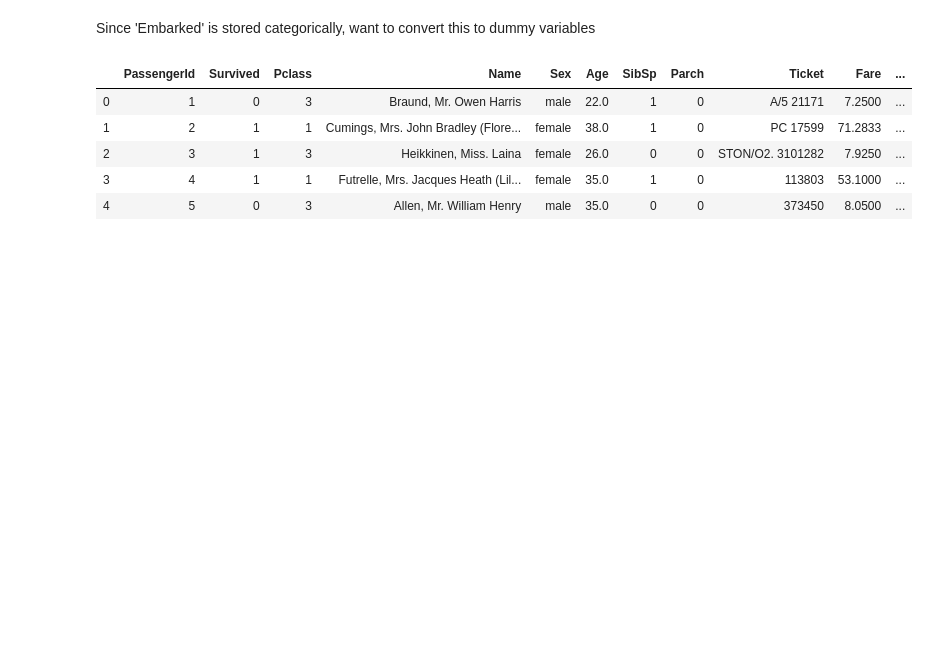
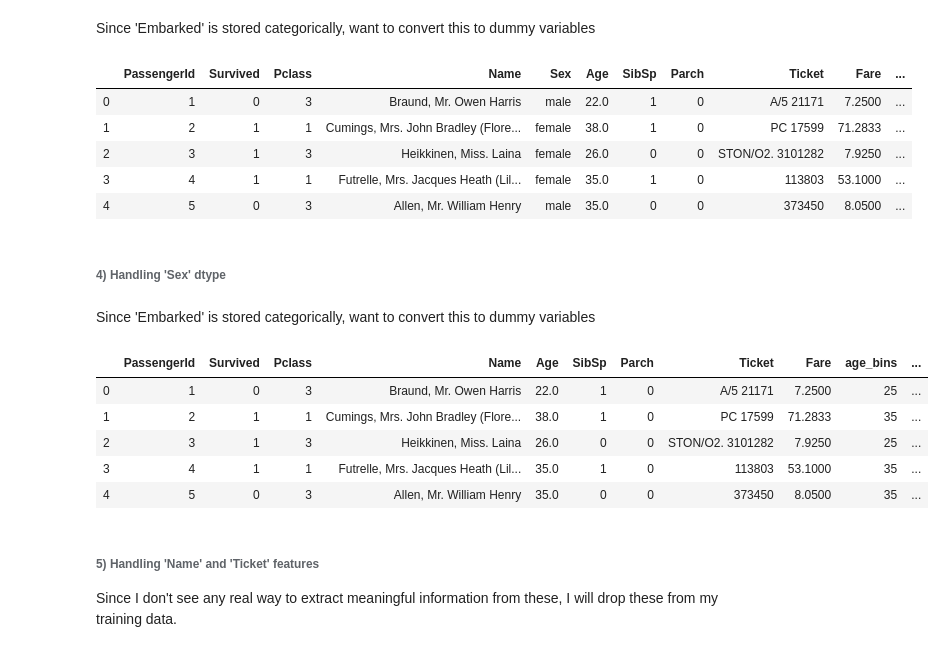
Before and after one commit to douglaspsteen/titanic, a Jupyter notebook: Titanic_Kaggle_Competition.ipynb, the cells around one changed output. Drawn from its saved outputs; the diff is of its cells as text; code cells hidden in the pictures; blank space fills up the shorter version.

Commit message:
Finished scrubbing train data

```diff
--- a/Titanic_Kaggle_Competition.ipynb
+++ b/Titanic_Kaggle_Competition.ipynb
@@ -206,3 +206,24 @@ train.head()
 | 2 | 3 | 1 | 3 | Heikkinen, Miss. Laina | female | 26.0 | 0 | 0 | STON/O2. 3101282 | 7.9250 | ... |
 | 3 | 4 | 1 | 1 | Futrelle, Mrs. Jacques Heath (Lil... | female | 35.0 | 1 | 0 | 113803 | 53.1000 | ... |
 | 4 | 5 | 0 | 3 | Allen, Mr. William Henry | male | 35.0 | 0 | 0 | 373450 | 8.0500 | ... |
+# %% [markdown]
+###### 4) Handling 'Sex' dtype
+# %% [markdown]
+Since 'Embarked' is stored categorically, want to convert this to dummy variables
+# %%
+s_dummies = pd.get_dummies(train.Sex, prefix='sex', drop_first=True)
+train = pd.concat([train, s_dummies], axis=1)
+train.drop('Sex', axis=1, inplace=True)
+# %%
+train.head()
+# %% [output]
+|  | PassengerId | Survived | Pclass | Name | Age | SibSp | Parch | Ticket | Fare | age_bins | ... |
+| 0 | 1 | 0 | 3 | Braund, Mr. Owen Harris | 22.0 | 1 | 0 | A/5 21171 | 7.2500 | 25 | ... |
+| 1 | 2 | 1 | 1 | Cumings, Mrs. John Bradley (Flore... | 38.0 | 1 | 0 | PC 17599 | 71.2833 | 35 | ... |
+| 2 | 3 | 1 | 3 | Heikkinen, Miss. Laina | 26.0 | 0 | 0 | STON/O2. 3101282 | 7.9250 | 25 | ... |
+| 3 | 4 | 1 | 1 | Futrelle, Mrs. Jacques Heath (Lil... | 35.0 | 1 | 0 | 113803 | 53.1000 | 35 | ... |
+| 4 | 5 | 0 | 3 | Allen, Mr. William Henry | 35.0 | 0 | 0 | 373450 | 8.0500 | 35 | ... |
+# %% [markdown]
+###### 5) Handling 'Name' and 'Ticket' features
+
+Since I don't see any real way to extract meaningful information from these, I will drop these from my training data.
```
Also changed, not shown: parts of 4 cells of this notebook.
